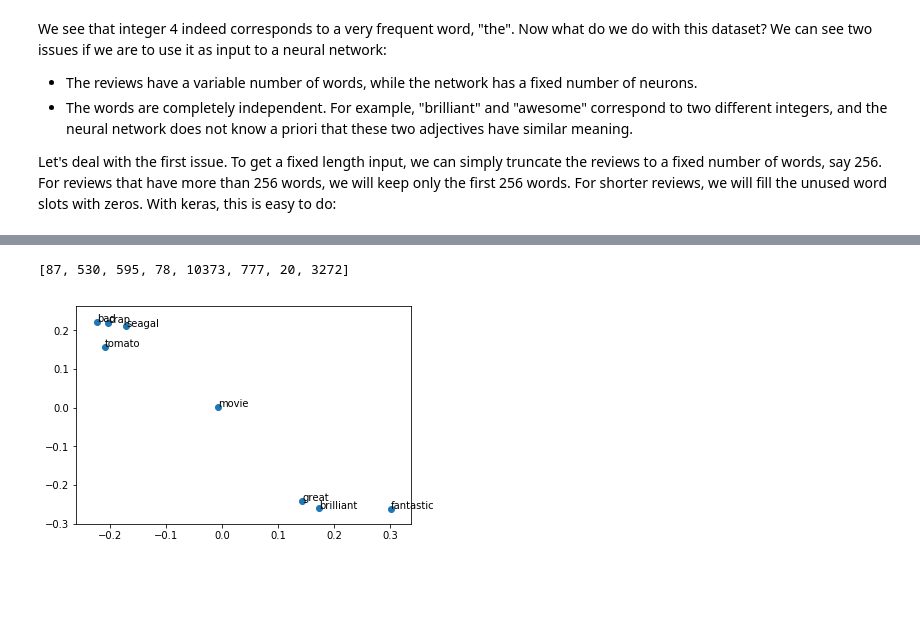
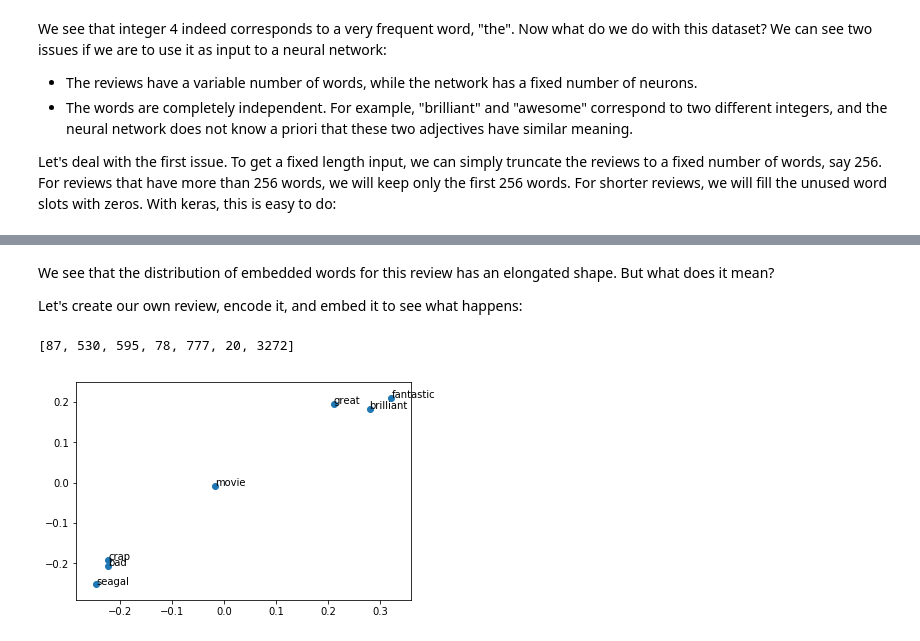
Before and after one commit to cbernet/maldives, a Jupyter notebook: imdb/imdb_embed.ipynb, the cells around one changed output, grey strips where cells are left out. Drawn from its saved outputs; the diff is of its cells as text; code cells hidden in the pictures; blank space fills up the shorter version.

```diff
--- a/imdb/imdb_embed.ipynb
+++ b/imdb/imdb_embed.ipynb
@@ -127,10 +157,30 @@ But there is no reason for variable $i$ to be correlated in any way to the proba
 # %%
 
 model = keras.Sequential()
-model.add(keras.layers.Embedding(len(word_index), 2, input_length=256))
+
+# the first layer is the embedding layer.
+# we indicate the number of possible words,
+# the dimension of the embedding space,
+# and the maximum size of the text.
+model.add(keras.layers.Embedding(len(vocabulary), 2, input_length=256))
+
+# the output of the embedding is multidimensional,
+# with shape (256, 2)
+# for each word, we obtain two values,
+# the x and y coordinates
+# we flatten this output to be able to
+# use it in a dense layer
 model.add(keras.layers.Flatten())
+
+# dropout regularization
 model.add(keras.layers.Dropout(rate=0.5))
+
+# small dense layer. It's role is to analyze
+# the distribution of points from embedding
 model.add(keras.layers.Dense(5))
+
+# final neuron, with sigmoid activation
+# for binary classification
 model.add(keras.layers.Dense(1, activation='sigmoid'))
 
 model.summary()
@@ -157,10 +209,10 @@ model.compile(optimizer='adam',
               loss='binary_crossentropy',
               metrics=['accuracy'])
 # %%
-history = model.fit(partial_x_train,
-                    partial_y_train,
+history = model.fit(train_data,
+                    train_labels,
                     epochs=5,
                     batch_size=100,
-                    validation_data=(x_val, y_val),
+                    validation_data=(test_data, test_labels),
                     verbose=1)
 # %% [output]
@@ -196,14 +293,19 @@ plt.scatter(layer_output[:,0], layer_output[:,1])
+# %% [markdown]
+We see that the distribution of embedded words for this review has an elongated shape. But what does it mean?
+
+Let's create our own review, encode it, and embed it to see what happens:
 # %%
-review = ['great', 'brilliant','crap','bad', 'tomato', 'fantastic', 'movie', 'seagal']
-enc_review = [word_index[word] for word in review]
+review = ['great', 'brilliant','crap','bad',
+          'fantastic', 'movie', 'seagal']
+enc_review = [vocabulary[word] for word in review]
 enc_review
 # %% [output]
-[87, 530, 595, 78, 10373, 777, 20, 3272]
+[87, 530, 595, 78, 777, 20, 3272]
 # %%
-layer_output = get_embed_out([enc_review])[0]
+words = get_embed_out([enc_review])[0]
 # %%
-plt.scatter(layer_output[:,0], layer_output[:,1])
+plt.scatter(words[:,0], words[:,1])
 for i, txt in enumerate(review):
-    plt.annotate(txt, (layer_output[i,0], layer_output[i,1]))
+    plt.annotate(txt, (words[i,0], words[i,1]))
 # %% [output]
-[figure, old version]
+[figure, new version]
```
Also changed, not shown: parts of 22 cells of this notebook.
